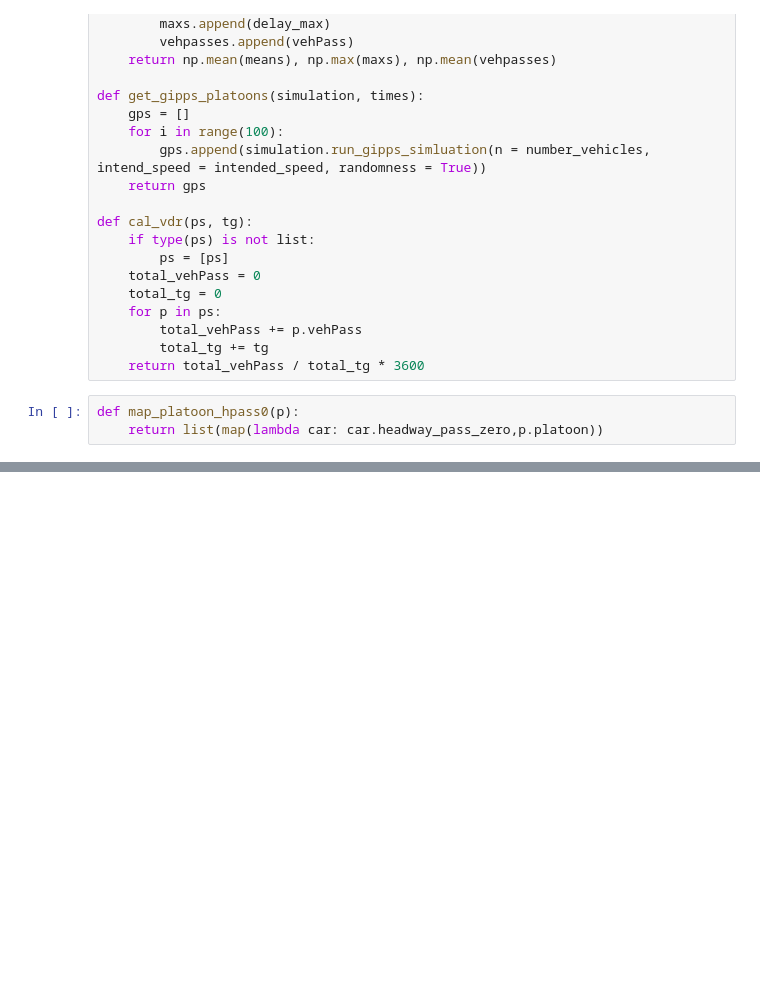
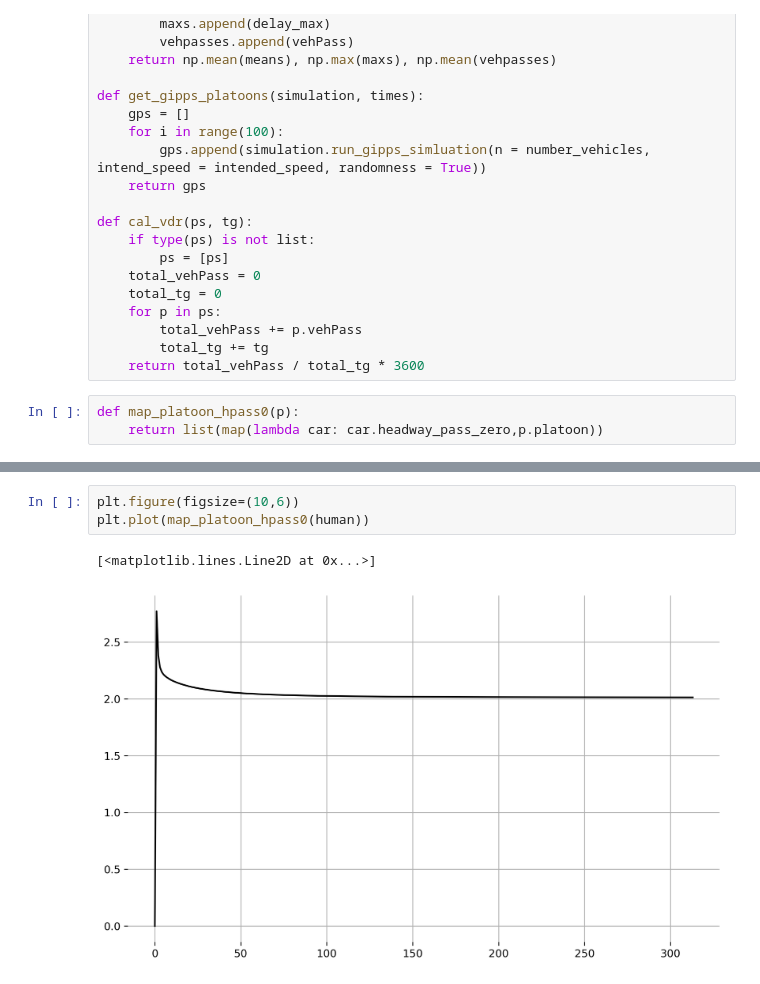
Before and after one commit to JiyanBlack/VDSF-Vehicle_Deque_Simulation_Framework, a Jupyter notebook: source/exp-visualization.ipynb, the cells around one changed output, grey strips where cells are left out. Drawn from its saved outputs; the diff is of its cells as text; blank space fills up the shorter version.

```diff
--- a/source/exp-visualization.ipynb
+++ b/source/exp-visualization.ipynb
@@ -197,3 +205,9 @@ print(map_platoon_hpass0(human))
+# %%
+plt.figure(figsize=(10,6))
+plt.plot(map_platoon_hpass0(human))
+# %% [output]
+[<matplotlib.lines.Line2D at 0x...>]
+[figure, added]
 # %%
 plot_three_subplots([cav, 0], [cav, 1], [cav, 3],startend=[10,60])
 # %% [output]
```
Also changed, not shown: parts of 10 cells of this notebook.
